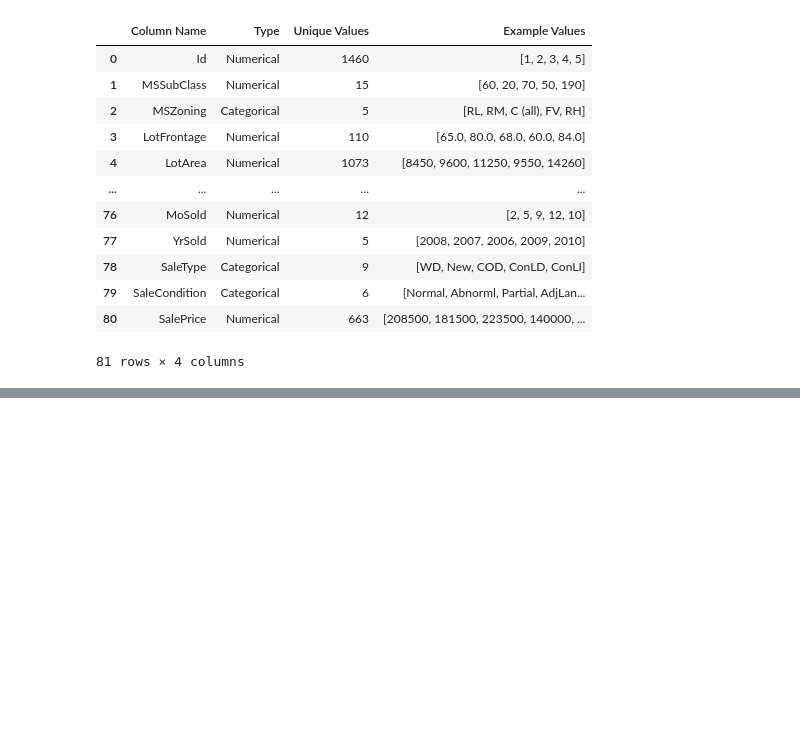
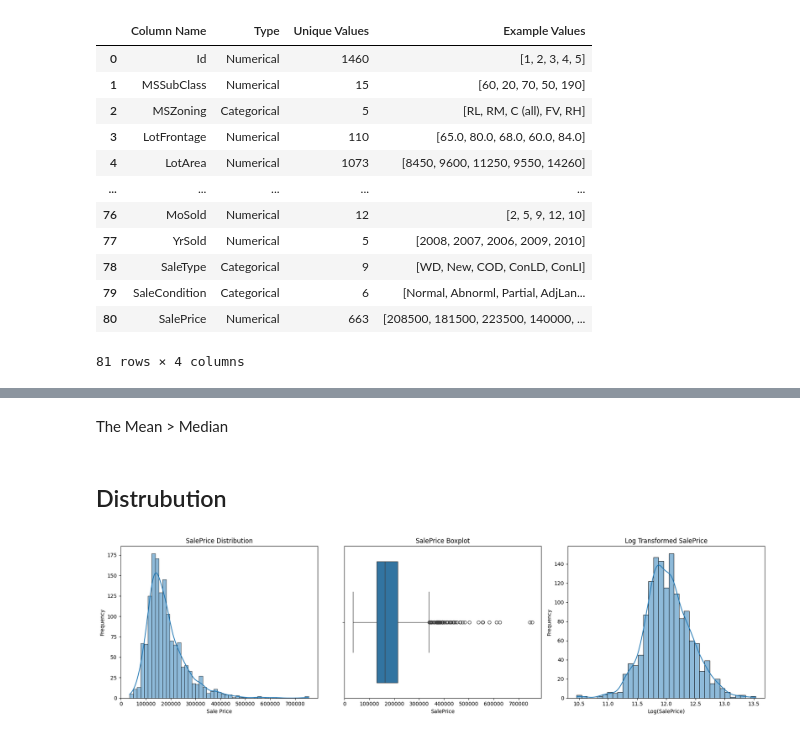
Before and after one commit to Shreyask28/House_Prices_Analysis, a Jupyter notebook: EDA_House_Prices.ipynb, the cells around one changed output, grey strips where cells are left out. Saved outputs shown, nothing was run; the diff lists cells and outputs as text; code cells hidden in the pictures; blank space fills up the shorter version.

```diff
--- a/EDA_House_Prices.ipynb
+++ b/EDA_House_Prices.ipynb
@@ -155,0 +201,28 @@ Index(['MSZoning', 'Street', 'Alley', 'LotShape', 'LandContour', 'Utilities',
+# %% [markdown]
+The Mean > Median
+# %% [markdown]
+## Distrubution
+# %%
+
+fig, axes = plt.subplots(1, 3, figsize=(18, 5))
+
+# 1. Histogram with KDE
+sns.histplot(df['SalePrice'], kde=True, ax=axes[0])
+axes[0].set_title('SalePrice Distribution')
+axes[0].set_xlabel('Sale Price')
+axes[0].set_ylabel('Frequency')
+
+# 2. Boxplot
+sns.boxplot(x=df['SalePrice'], ax=axes[1])
+axes[1].set_title('SalePrice Boxplot')
+
+# 3. Histogram after log transformation
+sns.histplot(np.log1p(df['SalePrice']), kde=True, ax=axes[2])
+axes[2].set_title('Log Transformed SalePrice')
+axes[2].set_xlabel('Log(SalePrice)')
+axes[2].set_ylabel('Frequency')
+
+plt.tight_layout()
+plt.show()
+# %% [output]
+[figure, added]
```
Also changed, not shown: parts of 5 cells of this notebook.
